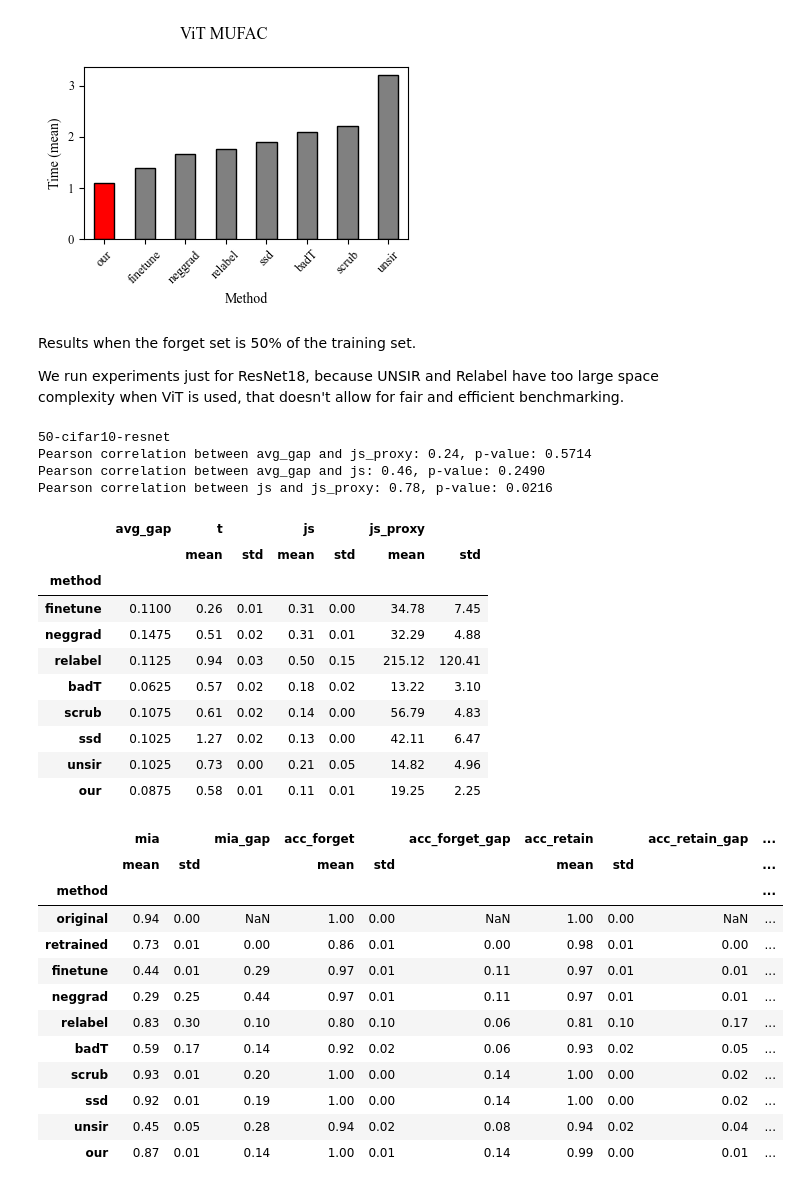
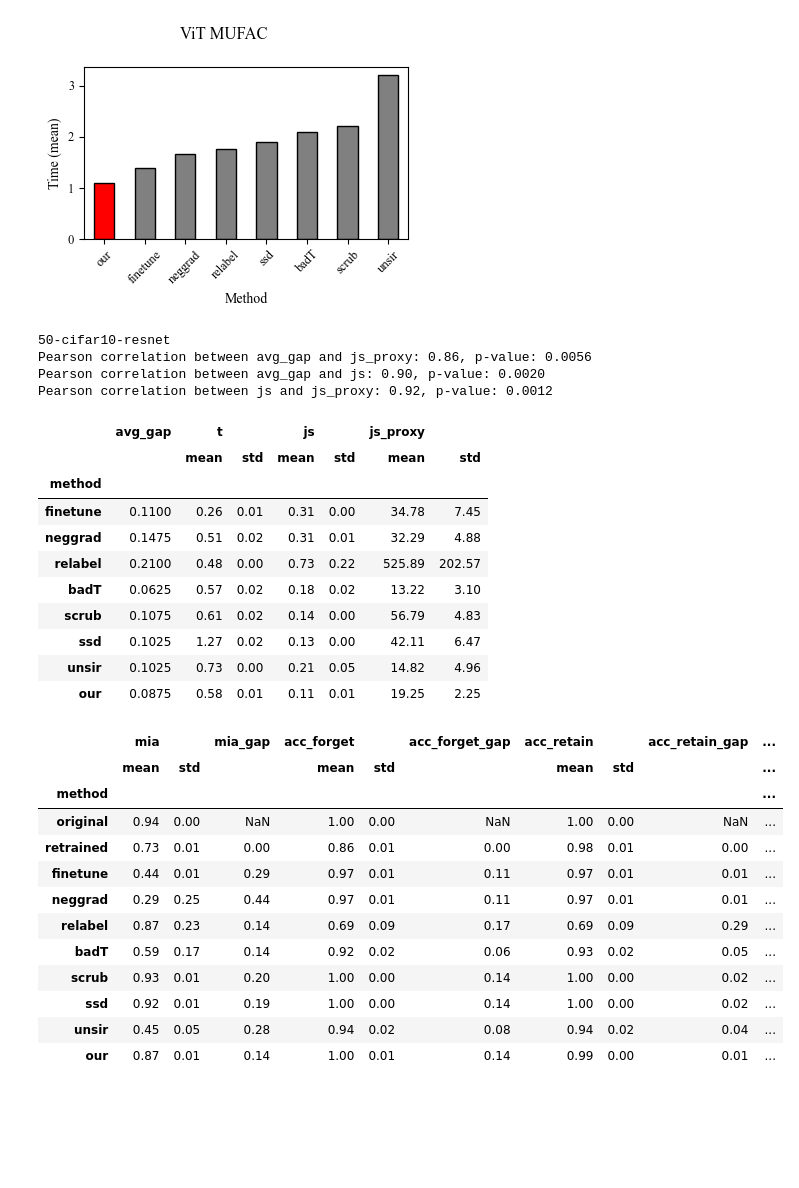
Before and after one commit to cspartalis/LoTUS, a Jupyter notebook: notebooks/results.ipynb, the cells around one changed output. Saved outputs shown, nothing was run; the diff lists cells and outputs as text; code cells hidden in the pictures; blank space fills up the shorter version.

Commit message:
Added results for vit 50%.

```diff
--- a/notebooks/results.ipynb
+++ b/notebooks/results.ipynb
@@ -19,17 +19,9 @@ experiment_id_mapping = experiment_id_mapping = {
     "mufac-vit": "213",
     "50-cifar10-resnet": "218",
     "50-cifar100-resnet": "219",
+    "50-cifar10-vit": "220",
+    "50-cifar100-vit": "221",
 }
-
-# Based on tuning best alpha for cifar-10 resnet is 8.0, but we keep it 2.0 for all experiments.
-# experiment_alpha_mapping = {
-#     "cifar10-resnet": "2.0",
-#     "cifar100-resnet": "2.0",
-#     "mufac-resnet": "2.0",
-#     "cifar10-vit": "2.0",
-#     "cifar100-vit": "2.0",
-#     "mufac-vit": "2.0",
-# }
 
 def get_results(experiment_name):
     experiment_id = experiment_id_mapping[experiment_name]
@@ -468,36 +460,32 @@ plot_time(vit_mufac, "ViT MUFAC")
 [figure]
 [figure]
 [figure]
-# %% [markdown]
-Results when the forget set is 50% of the training set.
-
-We run experiments just for ResNet18, because UNSIR and Relabel have too large space complexity when ViT is used, that doesn't allow for fair and efficient benchmarking.
 # %%
-rn_cifar10, appendix_df = get_results("50-cifar10-resnet")
+rn50_cifar10, appendix_df = get_results("50-cifar10-resnet")
 # %% [output]
 50-cifar10-resnet
-Pearson correlation between avg_gap and js_proxy: 0.24, p-value: 0.5714
-Pearson correlation between avg_gap and js: 0.46, p-value: 0.2490
-Pearson correlation between js and js_proxy: 0.78, p-value: 0.0216
+Pearson correlation between avg_gap and js_proxy: 0.86, p-value: 0.0056
+Pearson correlation between avg_gap and js: 0.90, p-value: 0.0020
+Pearson correlation between js and js_proxy: 0.92, p-value: 0.0012
 |  | avg_gap | t |  | js |  | js_proxy |  |
 |  |  | mean | std | mean | std | mean | std |
 | method |  |  |  |  |  |  |  |
 | finetune | 0.1100 | 0.26 | 0.01 | 0.31 | 0.00 | 34.78 | 7.45 |
 | neggrad | 0.1475 | 0.51 | 0.02 | 0.31 | 0.01 | 32.29 | 4.88 |
-| relabel | 0.1125 | 0.94 | 0.03 | 0.50 | 0.15 | 215.12 | 120.41 |
+| relabel | 0.2100 | 0.48 | 0.00 | 0.73 | 0.22 | 525.89 | 202.57 |
 | badT | 0.0625 | 0.57 | 0.02 | 0.18 | 0.02 | 13.22 | 3.10 |
 | scrub | 0.1075 | 0.61 | 0.02 | 0.14 | 0.00 | 56.79 | 4.83 |
 | ssd | 0.1025 | 1.27 | 0.02 | 0.13 | 0.00 | 42.11 | 6.47 |
 | unsir | 0.1025 | 0.73 | 0.00 | 0.21 | 0.05 | 14.82 | 4.96 |
 | our | 0.0875 | 0.58 | 0.01 | 0.11 | 0.01 | 19.25 | 2.25 |
 |  | mia |  | mia_gap | acc_forget |  | acc_forget_gap | acc_retain |  | acc_retain_gap | ... |
 |  | mean | std |  | mean | std |  | mean | std |  | ... |
 | method |  |  |  |  |  |  |  |  |  | ... |
 | original | 0.94 | 0.00 | NaN | 1.00 | 0.00 | NaN | 1.00 | 0.00 | NaN | ... |
 | retrained | 0.73 | 0.01 | 0.00 | 0.86 | 0.01 | 0.00 | 0.98 | 0.01 | 0.00 | ... |
 | finetune | 0.44 | 0.01 | 0.29 | 0.97 | 0.01 | 0.11 | 0.97 | 0.01 | 0.01 | ... |
 | neggrad | 0.29 | 0.25 | 0.44 | 0.97 | 0.01 | 0.11 | 0.97 | 0.01 | 0.01 | ... |
-| relabel | 0.83 | 0.30 | 0.10 | 0.80 | 0.10 | 0.06 | 0.81 | 0.10 | 0.17 | ... |
+| relabel | 0.87 | 0.23 | 0.14 | 0.69 | 0.09 | 0.17 | 0.69 | 0.09 | 0.29 | ... |
 | badT | 0.59 | 0.17 | 0.14 | 0.92 | 0.02 | 0.06 | 0.93 | 0.02 | 0.05 | ... |
 | scrub | 0.93 | 0.01 | 0.20 | 1.00 | 0.00 | 0.14 | 1.00 | 0.00 | 0.02 | ... |
 | ssd | 0.92 | 0.01 | 0.19 | 1.00 | 0.00 | 0.14 | 1.00 | 0.00 | 0.02 | ... |
```
Also changed, not shown: parts of 3 cells of this notebook.
